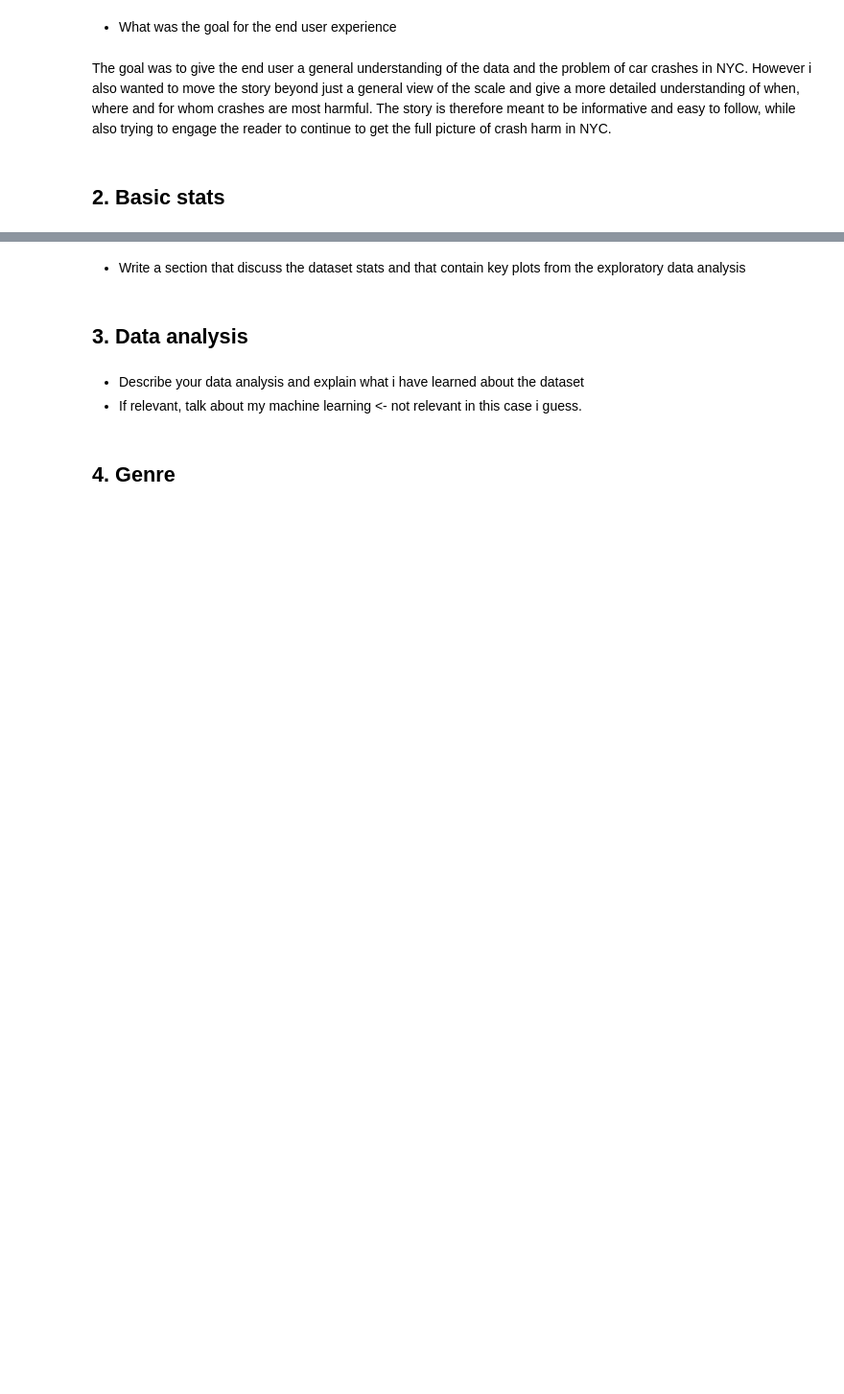
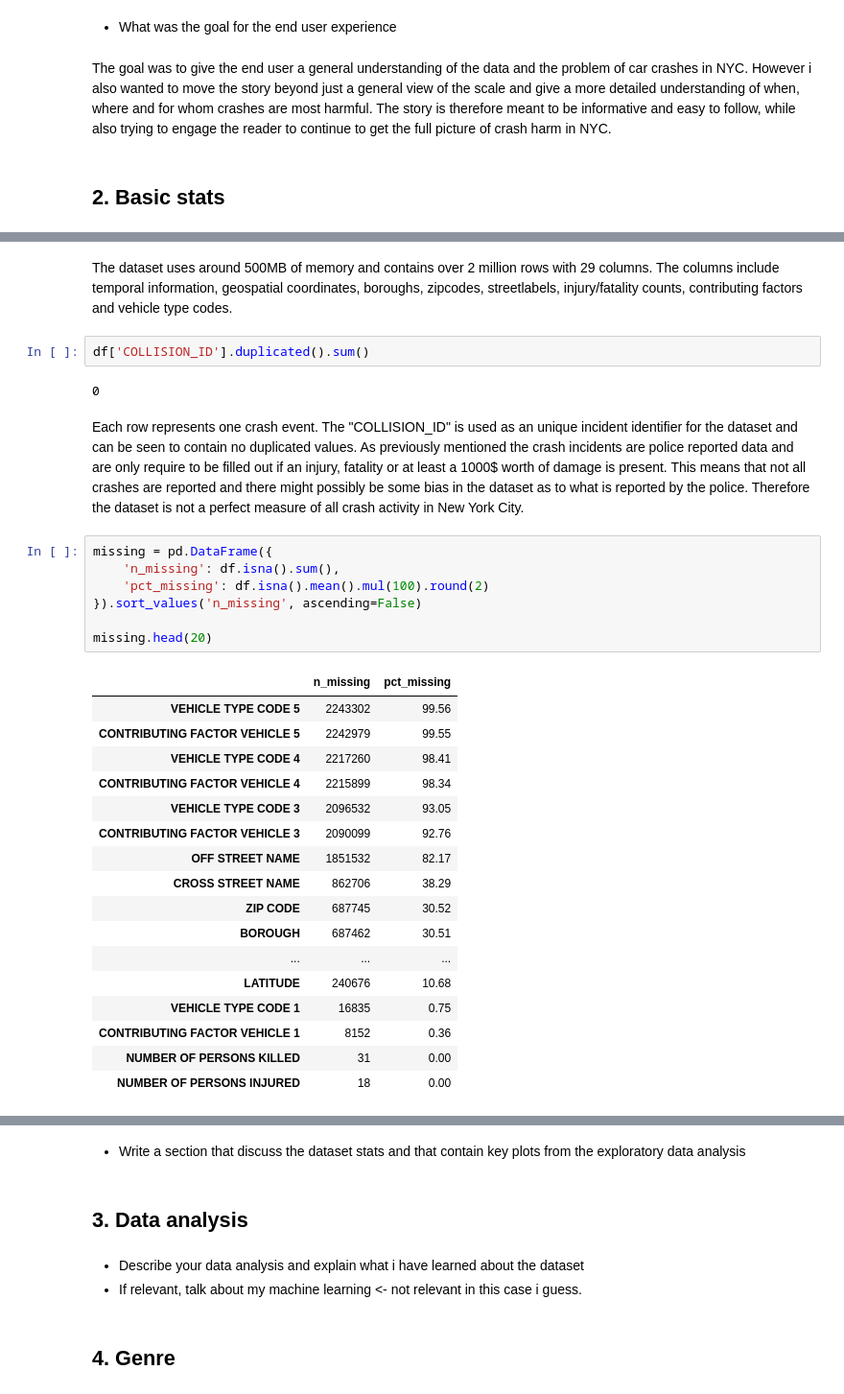
Before and after one commit to Melf-M/Final_project, a Jupyter notebook: Assignment_B/explainer.ipynb, the cells around one changed output, grey strips where cells are left out. Shown at 96% size. Saved outputs shown, nothing was run; the diff lists cells and outputs as text; blank space fills up the shorter version.

```diff
--- a/Assignment_B/explainer.ipynb
+++ b/Assignment_B/explainer.ipynb
@@ -20,0 +51,33 @@ The goal was to give the end user a general understanding of the data and the pr
+# %% [markdown]
+The dataset uses around 500MB of memory and contains over 2 million rows with 29 columns. The columns include temporal information, geospatial coordinates, boroughs, zipcodes, streetlabels, injury/fatality counts, contributing factors and vehicle type codes.
+# %%
+df['COLLISION_ID'].duplicated().sum()
+# %% [output]
+0
+# %% [markdown]
+Each row represents one crash event. The "COLLISION_ID" is used as an unique incident identifier for the dataset and can be seen to contain no duplicated values. As previously mentioned the crash incidents are police reported data and are only require to be filled out if an injury, fatality or at least a 1000$ worth of damage is present. This means that not all crashes are reported and there might possibly be some bias in the dataset as to what is reported by the police. Therefore the dataset is not a perfect measure of all crash activity in New York City.
+# %%
+missing = pd.DataFrame({
+    'n_missing': df.isna().sum(),
+    'pct_missing': df.isna().mean().mul(100).round(2)
+}).sort_values('n_missing', ascending=False)
+
+missing.head(20)
+# %% [output]
+|  | n_missing | pct_missing |
+| VEHICLE TYPE CODE 5 | 2243302 | 99.56 |
+| CONTRIBUTING FACTOR VEHICLE 5 | 2242979 | 99.55 |
+| VEHICLE TYPE CODE 4 | 2217260 | 98.41 |
+| CONTRIBUTING FACTOR VEHICLE 4 | 2215899 | 98.34 |
+| VEHICLE TYPE CODE 3 | 2096532 | 93.05 |
+| CONTRIBUTING FACTOR VEHICLE 3 | 2090099 | 92.76 |
+| OFF STREET NAME | 1851532 | 82.17 |
+| CROSS STREET NAME | 862706 | 38.29 |
+| ZIP CODE | 687745 | 30.52 |
+| BOROUGH | 687462 | 30.51 |
+| ... | ... | ... |
+| LATITUDE | 240676 | 10.68 |
+| VEHICLE TYPE CODE 1 | 16835 | 0.75 |
+| CONTRIBUTING FACTOR VEHICLE 1 | 8152 | 0.36 |
+| NUMBER OF PERSONS KILLED | 31 | 0.00 |
+| NUMBER OF PERSONS INJURED | 18 | 0.00 |
```
Also changed, not shown: parts of 8 cells of this notebook.
